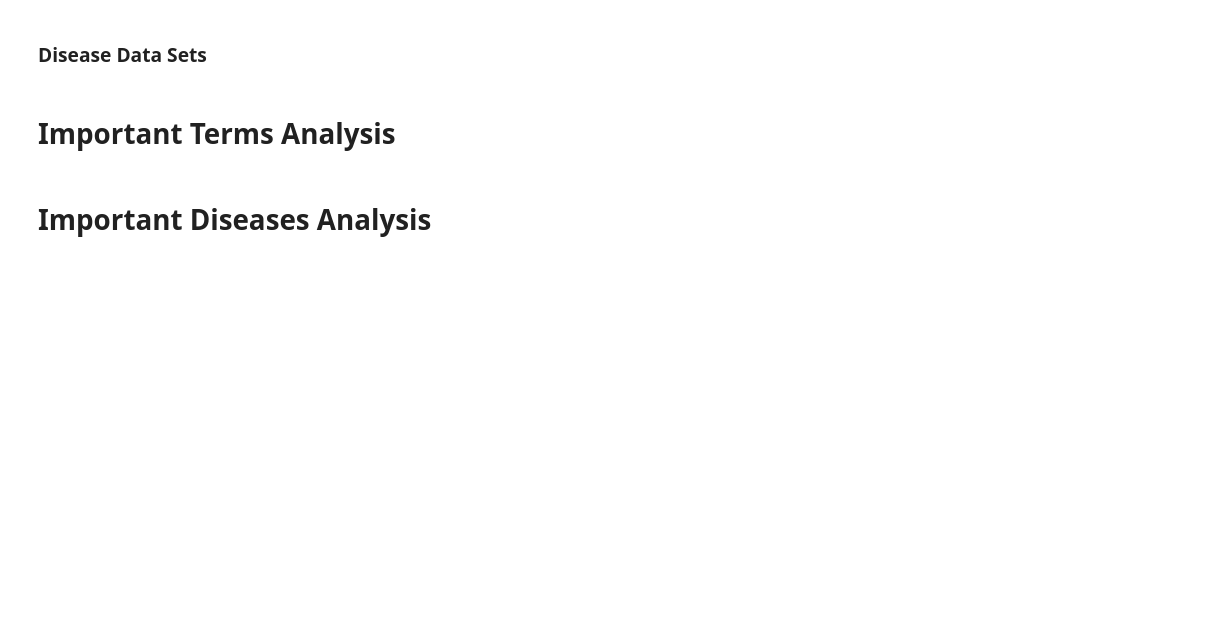
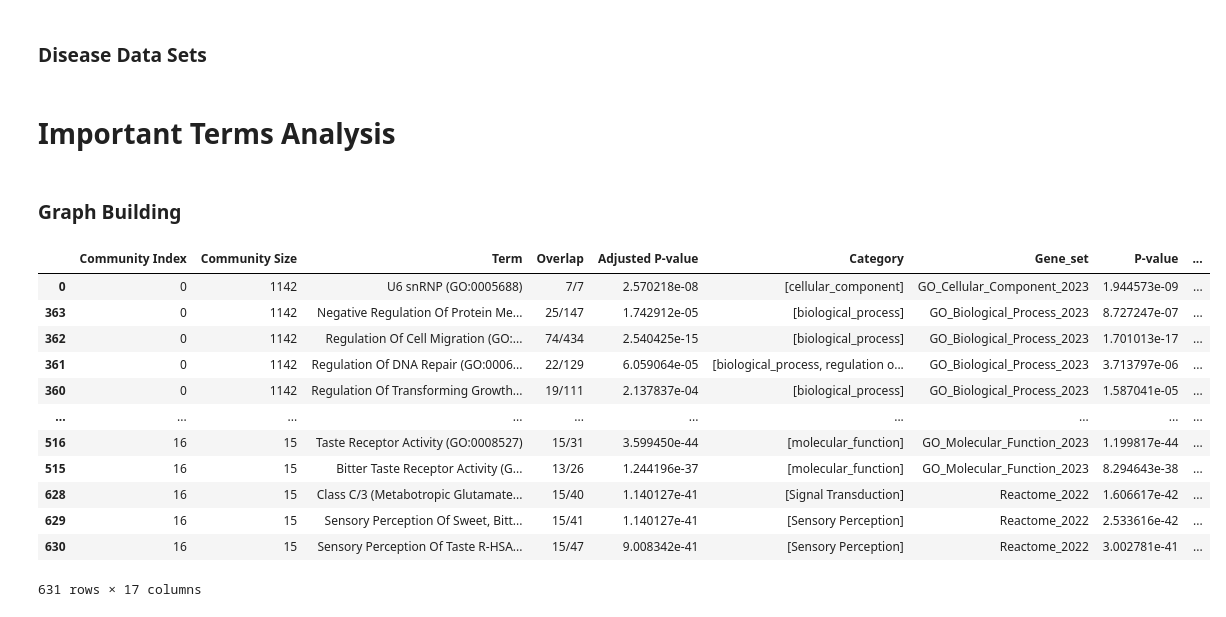
Before and after one commit to Monomanae/DGI-Hypergraph-Fin, a Jupyter notebook: Methods/DDBC/Clustering_Result_Analysis.ipynb, the cells around one changed output. Saved outputs shown, nothing was run; the diff lists cells and outputs as text; code cells hidden in the pictures; blank space fills up the shorter version.

Commit message:
Finished: robustness analysis, community connection graph by term, term categorization (insatisfactory)

```diff
--- a/Methods/DDBC/Clustering_Result_Analysis.ipynb
+++ b/Methods/DDBC/Clustering_Result_Analysis.ipynb
@@ -393,7 +743,4 @@ Number of filtered terms: 32
 # %% [markdown]
 ### KEGG
-# %%
-term_score_cap = 0.001
-percentage = 0.1
 # %%
 # KEGG
@@ -457,0 +792,2 @@ Size of community: 553
+# %%
+kegg_important_terms = kegg_enrichment(COMMUNITIES_HGNC,TERM_SCORE_CAP,PERCENTAGE)
@@ -483,0 +840,2 @@ for community in communities_HGNC:
+# %%
+reactome_important_terms = reactome_enrichment(COMMUNITIES_HGNC,TERM_SCORE_CAP,PERCENTAGE)
@@ -523,2 +882,4 @@ for community in communities_HGNC:
 # %% [markdown]
 # Important Terms Analysis
+# %% [markdown]
+### Graph Building
@@ -524,0 +891,3 @@ for community in communities_HGNC:
+# %%
+c = [go_important_terms,kegg_important_terms,reactome_important_terms]
+important_terms = pd.concat(c, ignore_index=True)
@@ -525,5 +896,18 @@ for community in communities_HGNC:
 # %%
-important_terms = important_terms.sort_values(by="Overlap")
-display(HTML(important_terms[["Community Index","Community Size",'Term','Overlap','Adjusted P-value',"P-value"]].head(50).to_html(max_cols=None)))
+# important_terms = important_terms.sort_values(by="Overlap (value)",ascending=False)
+important_terms = important_terms.sort_values(by="Community Index")
+important_terms
+# %% [output]
+|  | Community Index | Community Size | Term | Overlap | Adjusted P-value | Category | Gene_set | P-value | ... |
+| 0 | 0 | 1142 | U6 snRNP (GO:0005688) | 7/7 | 2.570218e-08 | [cellular_component] | GO_Cellular_Component_2023 | 1.944573e-09 | ... |
+| 363 | 0 | 1142 | Negative Regulation Of Protein Me... | 25/147 | 1.742912e-05 | [biological_process] | GO_Biological_Process_2023 | 8.727247e-07 | ... |
+| 362 | 0 | 1142 | Regulation Of Cell Migration (GO:... | 74/434 | 2.540425e-15 | [biological_process] | GO_Biological_Process_2023 | 1.701013e-17 | ... |
+| 361 | 0 | 1142 | Regulation Of DNA Repair (GO:0006... | 22/129 | 6.059064e-05 | [biological_process, regulation o... | GO_Biological_Process_2023 | 3.713797e-06 | ... |
+| 360 | 0 | 1142 | Regulation Of Transforming Growth... | 19/111 | 2.137837e-04 | [biological_process] | GO_Biological_Process_2023 | 1.587041e-05 | ... |
+| ... | ... | ... | ... | ... | ... | ... | ... | ... | ... |
+| 516 | 16 | 15 | Taste Receptor Activity (GO:0008527) | 15/31 | 3.599450e-44 | [molecular_function] | GO_Molecular_Function_2023 | 1.199817e-44 | ... |
+| 515 | 16 | 15 | Bitter Taste Receptor Activity (G... | 13/26 | 1.244196e-37 | [molecular_function] | GO_Molecular_Function_2023 | 8.294643e-38 | ... |
+| 628 | 16 | 15 | Class C/3 (Metabotropic Glutamate... | 15/40 | 1.140127e-41 | [Signal Transduction] | Reactome_2022 | 1.606617e-42 | ... |
+| 629 | 16 | 15 | Sensory Perception Of Sweet, Bitt... | 15/41 | 1.140127e-41 | [Sensory Perception] | Reactome_2022 | 2.533616e-42 | ... |
+| 630 | 16 | 15 | Sensory Perception Of Taste R-HSA... | 15/47 | 9.008342e-41 | [Sensory Perception] | Reactome_2022 | 3.002781e-41 | ... |
+631 rows × 17 columns
-# %% [markdown]
-# Important Diseases Analysis
```
Also changed, not shown: parts of 60 cells of this notebook, 2 other files.
